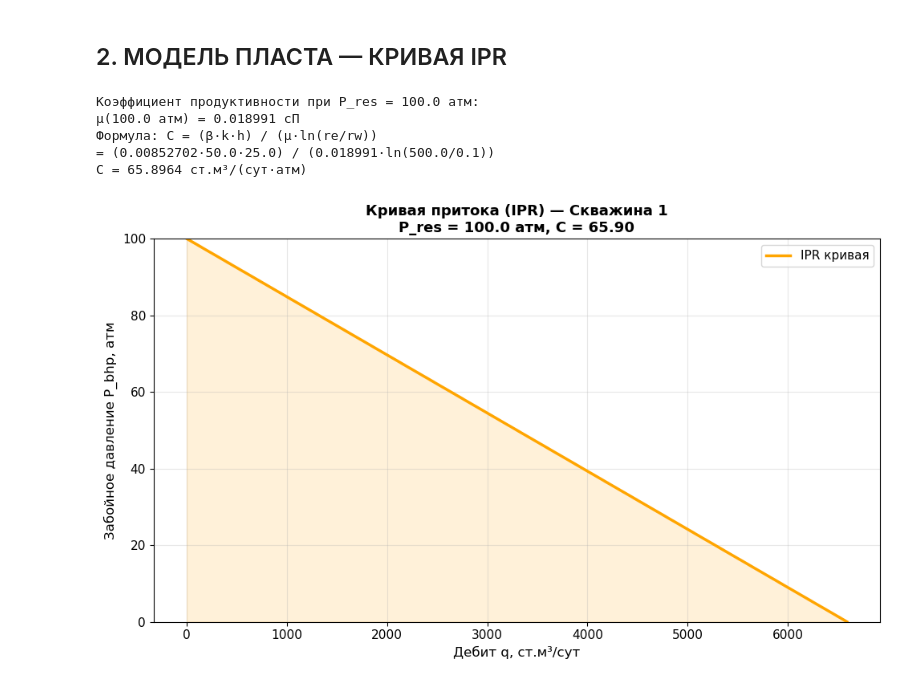
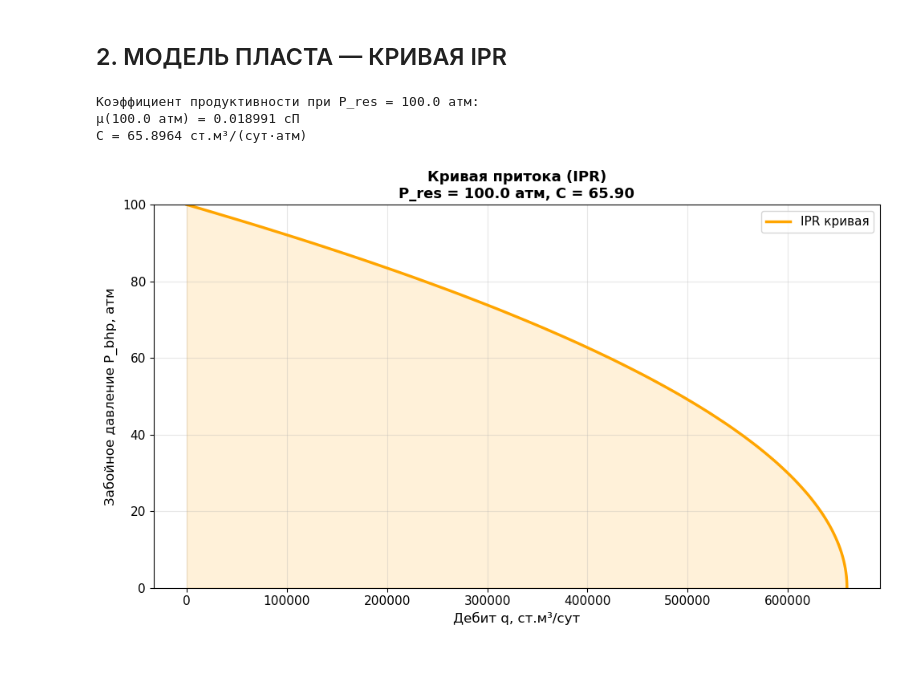
Before and after one commit to Egor-Kashirin/Simulator, a Jupyter notebook: курсовая.ipynb, the cells around one changed output. Saved outputs shown, nothing was run; the diff lists cells and outputs as text; code cells hidden in the pictures.

```diff
--- a/курсовая.ipynb
+++ b/курсовая.ipynb
@@ -49 +6,19 @@ class LinearInterpolator:
+# %%
+import numpy as np
+import pandas as pd
+import matplotlib.pyplot as plt
+from src.fluid import load_pvt_data
+from src.reservoir import Reservoir
+from src.pipe import Pipe
+
+%matplotlib inline
+plt.rcParams['figure.figsize'] = (12, 6)
+plt.rcParams['font.size'] = 11
+
+RHO_C = 0.6799
+XA = 0.0651
+XY = 0.9489
+T_FIXED = 310.0
+
+fluid, interp = load_pvt_data('interp_data.csv', RHO_C, XA, XY, T_FIXED)
 # %% [markdown]
@@ -201,51 +70,34 @@ print(f"   μ  = {interp_visc.predict(100):.6f} сП")
 # %% [markdown]
 ## 2. МОДЕЛЬ ПЛАСТА — КРИВАЯ IPR
 # %%
-k = 50.0
-h = 25.0
-re = 500.0
-rw = 0.1
-P_res = 100.0
-T = 310.0
+res = Reservoir(k=50.0, h=25.0, re=500.0, rw=0.1, P_res=100.0)
 
-beta = 0.00852702
-mu_cP = interp_visc.predict(P_res)
+mu_cP = interp['visc'].predict(res.P_res)
+C_prod = res.get_productivity_index(mu_cP)
 
-C_prod = (beta * k * h) / (mu_cP * math.log(re / rw))
-
-print(f"Коэффициент продуктивности при P_res = {P_res} атм:")
-print(f"μ({P_res} атм) = {mu_cP:.6f} сП")
-print(f"Формула: C = (β·k·h) / (μ·ln(re/rw))")
-print(f"= ({beta}·{k}·{h}) / ({mu_cP:.6f}·ln({re}/{rw}))")
+print(f"Коэффициент продуктивности при P_res = {res.P_res} атм:")
+print(f"μ({res.P_res} атм) = {mu_cP:.6f} сП")
 print(f"C = {C_prod:.4f} ст.м³/(сут·атм)")
 
-def well_q_linear(P_res, P_bhp, C):
-    if P_bhp >= P_res:
-        return 0.0
-    return max(0, C * (P_res - P_bhp))
-
-# Диапазон забойных давлений от 100 до 0 атм
 P_bhp_range = np.linspace(100, 0, 100)
-q_ipr = [well_q_linear(P_res, p, C_prod) for p in P_bhp_range]
+q_ipr = [res.get_ipr_square(p, C_prod) for p in P_bhp_range]
 
 plt.figure(figsize=(10, 6))
 plt.plot(q_ipr, P_bhp_range, color='orange', linewidth=2.5, label='IPR кривая')
 plt.fill_between(q_ipr, P_bhp_range, alpha=0.15, color='orange')
 
 plt.xlabel('Дебит q, ст.м³/сут', fontsize=12)
 plt.ylabel('Забойное давление P_bhp, атм', fontsize=12)
-plt.title(f'Кривая притока (IPR) — Скважина 1\nP_res = {P_res} атм, C = {C_prod:.2f}',
+plt.title(f'Кривая притока (IPR)\nP_res = {res.P_res} атм, C = {C_prod:.2f}',
           fontsize=13, fontweight='bold')
 plt.grid(True, alpha=0.3)
 
 plt.ylim(0, 100)
 plt.legend(fontsize=11)
 plt.tight_layout()
 plt.show()
 # %% [output]
 Коэффициент продуктивности при P_res = 100.0 атм:
 μ(100.0 атм) = 0.018991 сП
-Формула: C = (β·k·h) / (μ·ln(re/rw))
-= (0.00852702·50.0·25.0) / (0.018991·ln(500.0/0.1))
 C = 65.8964 ст.м³/(сут·атм)
-[figure, old version]
+[figure, new version]
```
Also changed, not shown: parts of 9 cells of this notebook, 6 other files.
